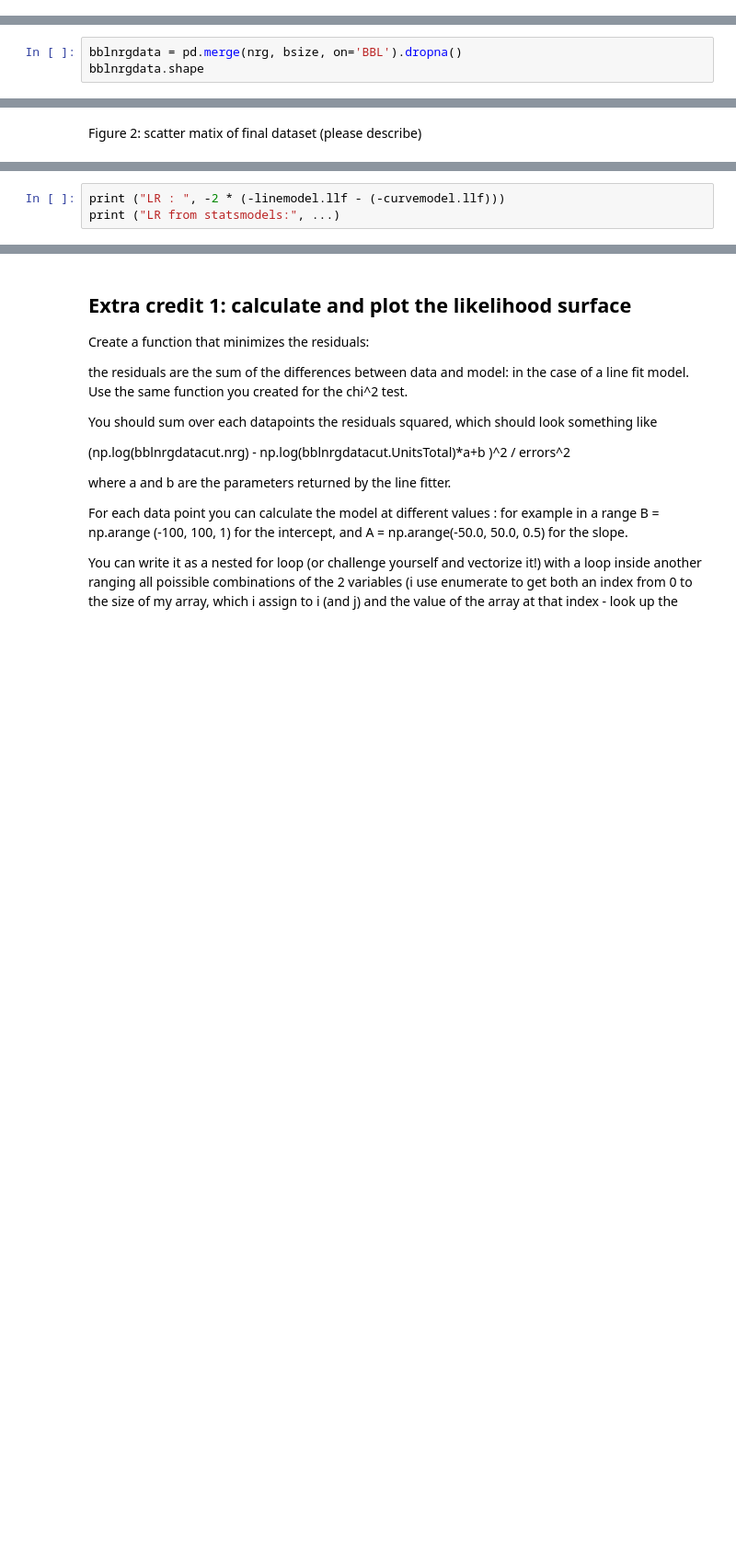
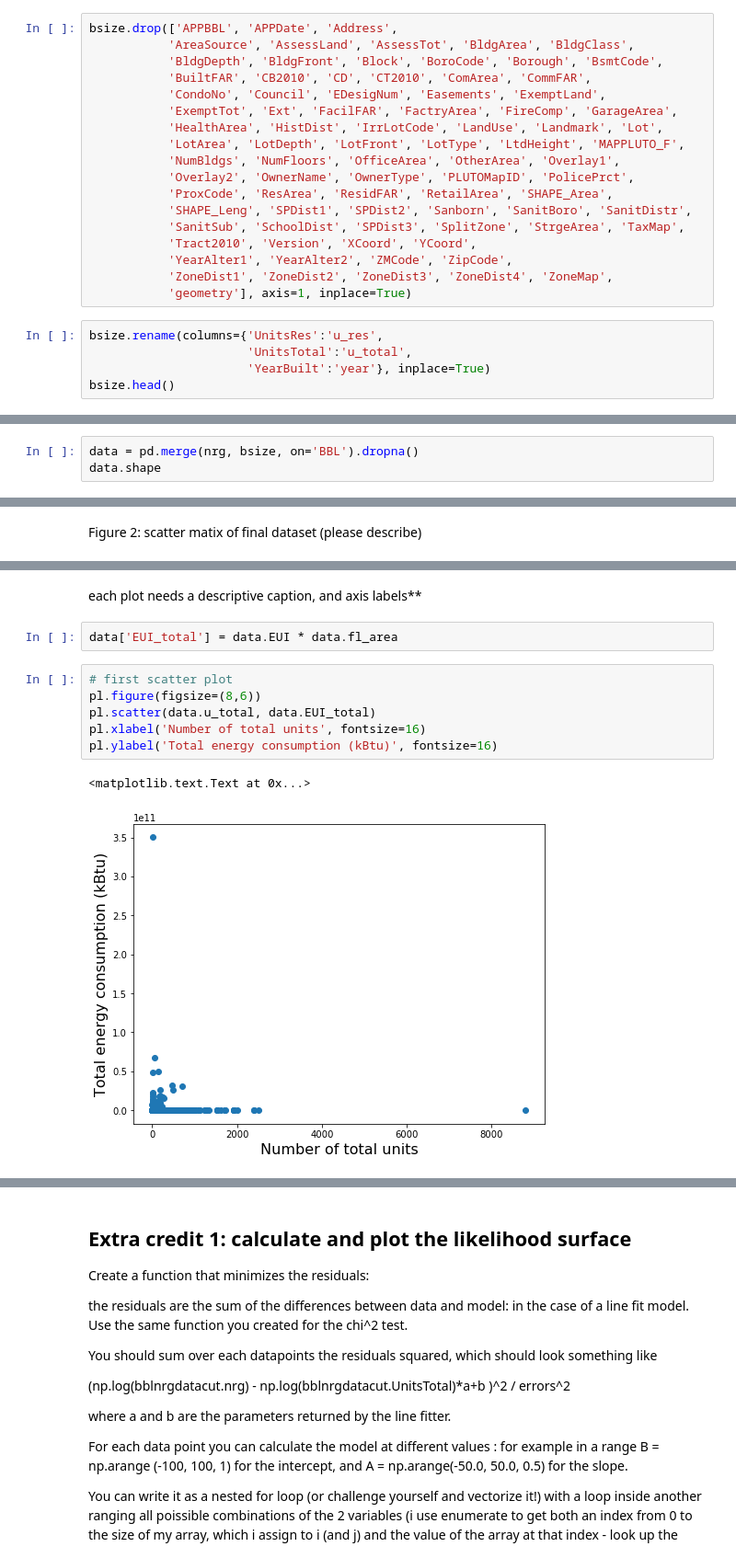
Before and after one commit to ywnch/PUI2017_ywc249, a Jupyter notebook: HW6_ywc249/HW6.ipynb, the cells around one changed output, grey strips where cells are left out. Shown: that part at 92% size. Saved outputs shown, nothing was run; the diff lists cells and outputs as text; blank space fills up the shorter version.

Commit message:
first draft of HW6

```diff
--- a/HW6_ywc249/HW6.ipynb
+++ b/HW6_ywc249/HW6.ipynb
@@ -158,0 +106,23 @@ You can rename the column, create a whole new column 'BBL' in the energy dataset
+# %%
+bsize.drop(['APPBBL', 'APPDate', 'Address',
+           'AreaSource', 'AssessLand', 'AssessTot', 'BldgArea', 'BldgClass',
+           'BldgDepth', 'BldgFront', 'Block', 'BoroCode', 'Borough', 'BsmtCode',
+           'BuiltFAR', 'CB2010', 'CD', 'CT2010', 'ComArea', 'CommFAR',
+           'CondoNo', 'Council', 'EDesigNum', 'Easements', 'ExemptLand',
+           'ExemptTot', 'Ext', 'FacilFAR', 'FactryArea', 'FireComp', 'GarageArea',
+           'HealthArea', 'HistDist', 'IrrLotCode', 'LandUse', 'Landmark', 'Lot',
+           'LotArea', 'LotDepth', 'LotFront', 'LotType', 'LtdHeight', 'MAPPLUTO_F',
+           'NumBldgs', 'NumFloors', 'OfficeArea', 'OtherArea', 'Overlay1',
+           'Overlay2', 'OwnerName', 'OwnerType', 'PLUTOMapID', 'PolicePrct',
+           'ProxCode', 'ResArea', 'ResidFAR', 'RetailArea', 'SHAPE_Area',
+           'SHAPE_Leng', 'SPDist1', 'SPDist2', 'Sanborn', 'SanitBoro', 'SanitDistr',
+           'SanitSub', 'SchoolDist', 'SPDist3', 'SplitZone', 'StrgeArea', 'TaxMap',
+           'Tract2010', 'Version', 'XCoord', 'YCoord',
+           'YearAlter1', 'YearAlter2', 'ZMCode', 'ZipCode',
+           'ZoneDist1', 'ZoneDist2', 'ZoneDist3', 'ZoneDist4', 'ZoneMap',
+           'geometry'], axis=1, inplace=True)
+# %%
+bsize.rename(columns={'UnitsRes':'u_res',
+                      'UnitsTotal':'u_total',
+                      'YearBuilt':'year'}, inplace=True)
+bsize.head()
@@ -163,4 +183,4 @@ You can rename the column, create a whole new column 'BBL' in the energy dataset
 # %%
-bblnrgdata = pd.merge(nrg, bsize, on='BBL').dropna()
-bblnrgdata.shape
+data = pd.merge(nrg, bsize, on='BBL').dropna()
+data.shape
 # %% [output]
@@ -313,3 +204,13 @@ OLS Regression Results
-# %%
-print ("LR : ", -2 * (-linemodel.llf - (-curvemodel.llf)))
-print ("LR from statsmodels:", ...)
+# %% [markdown]
+each plot needs a descriptive caption, and axis labels**
+# %%
+data['EUI_total'] = data.EUI * data.fl_area
+# %%
+# first scatter plot
+pl.figure(figsize=(8,6))
+pl.scatter(data.u_total, data.EUI_total)
+pl.xlabel('Number of total units', fontsize=16)
+pl.ylabel('Total energy consumption (kBtu)', fontsize=16)
+# %% [output]
+<matplotlib.text.Text at 0x...>
+[figure, added]
```
Also changed, not shown: parts of 77 cells of this notebook.
